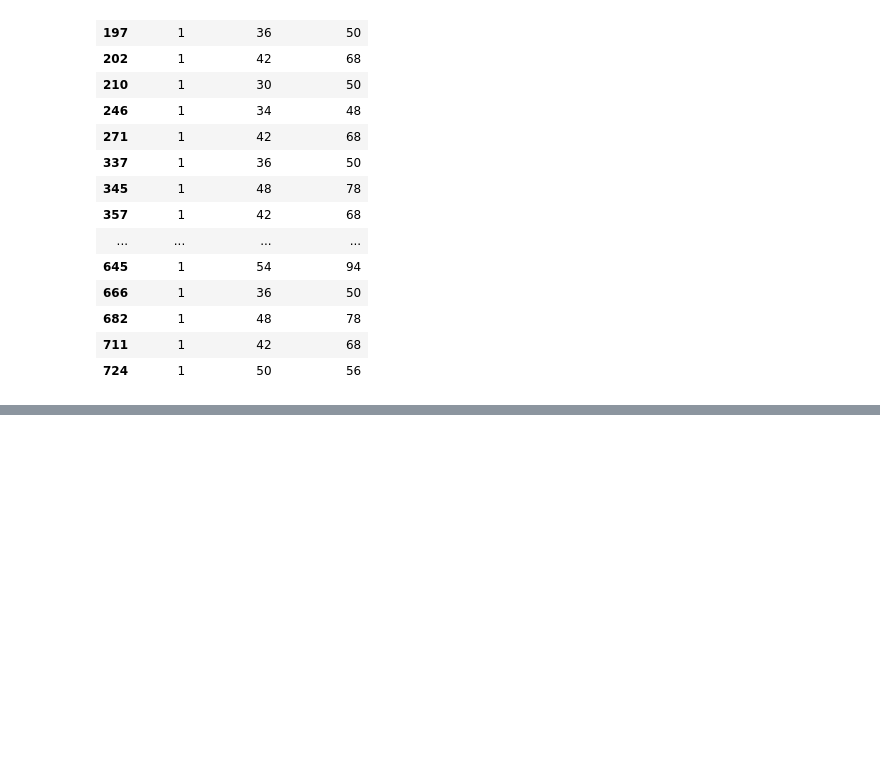
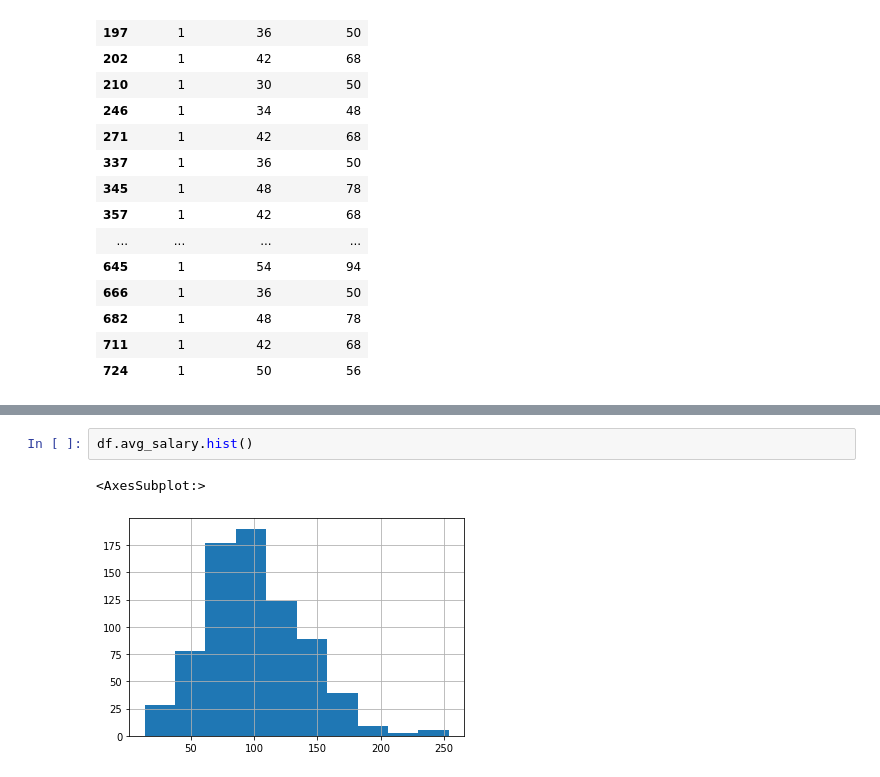
Before and after one commit to reenasheoran/Glassdoor_Salary_Prediction, a Jupyter notebook: notebooks/EDA.ipynb, the cells around one changed output, grey strips where cells are left out. Saved outputs shown, nothing was run; the diff lists cells and outputs as text; blank space fills up the shorter version.

```diff
--- a/notebooks/EDA.ipynb
+++ b/notebooks/EDA.ipynb
@@ -136,0 +181,5 @@ df[df.hourly ==1][['hourly','min_salary','max_salary']]
+# %%
+df.avg_salary.hist()
+# %% [output]
+<AxesSubplot:>
+[figure, added]
```
Also changed, not shown: parts of 26 cells of this notebook, 1 other file.
